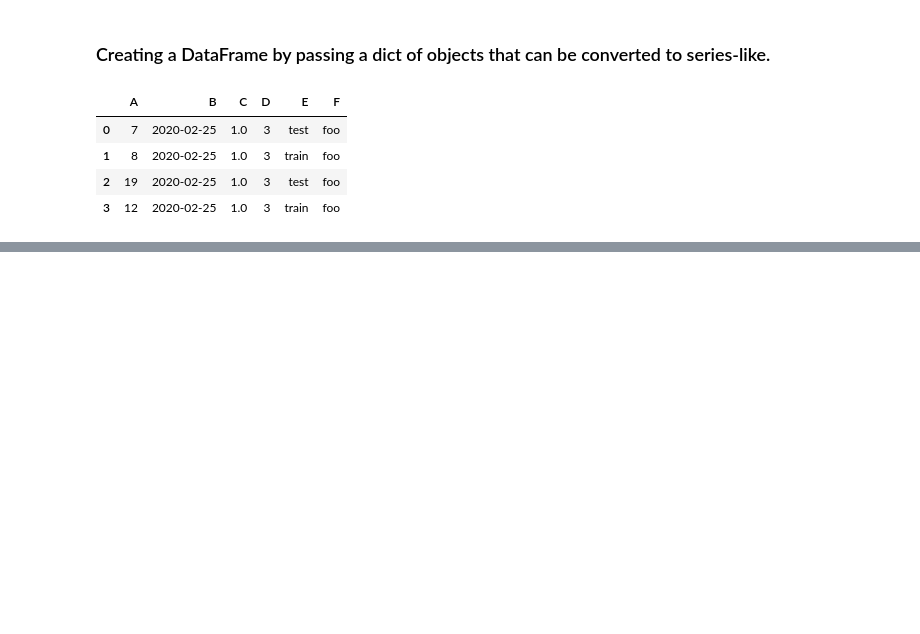
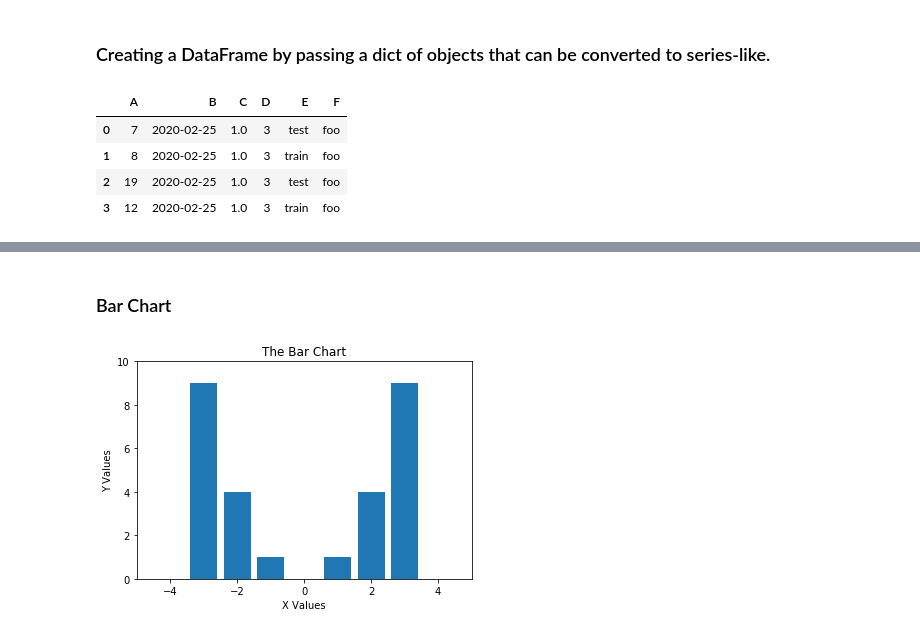
Before and after one commit to ummadiviany/ML_Workshop_APSSDC, a Jupyter notebook: ML_Workshop_APSSDC_Day3.ipynb, the cells around one changed output, grey strips where cells are left out. Drawn from its saved outputs; the diff is of its cells as text; code cells hidden in the pictures; blank space fills up the shorter version.

```diff
--- a/ML_Workshop_APSSDC_Day3.ipynb
+++ b/ML_Workshop_APSSDC_Day3.ipynb
@@ -185,0 +213,13 @@ df2
+# %% [markdown]
+### Bar Chart
+# %%
+x=list(range(-3,4))
+y=[x**2 for x in x]
+plt.xlabel("X Values")
+plt.ylabel("Y Values")
+plt.title("The Bar Chart")
+plt.axis([-5,5,0,10])
+plt.bar(x,y)    #we cannot plot with single argument in bar chart
+plt.show()
+# %% [output]
+[figure, added]
```
Also changed, not shown: parts of 11 cells of this notebook.
